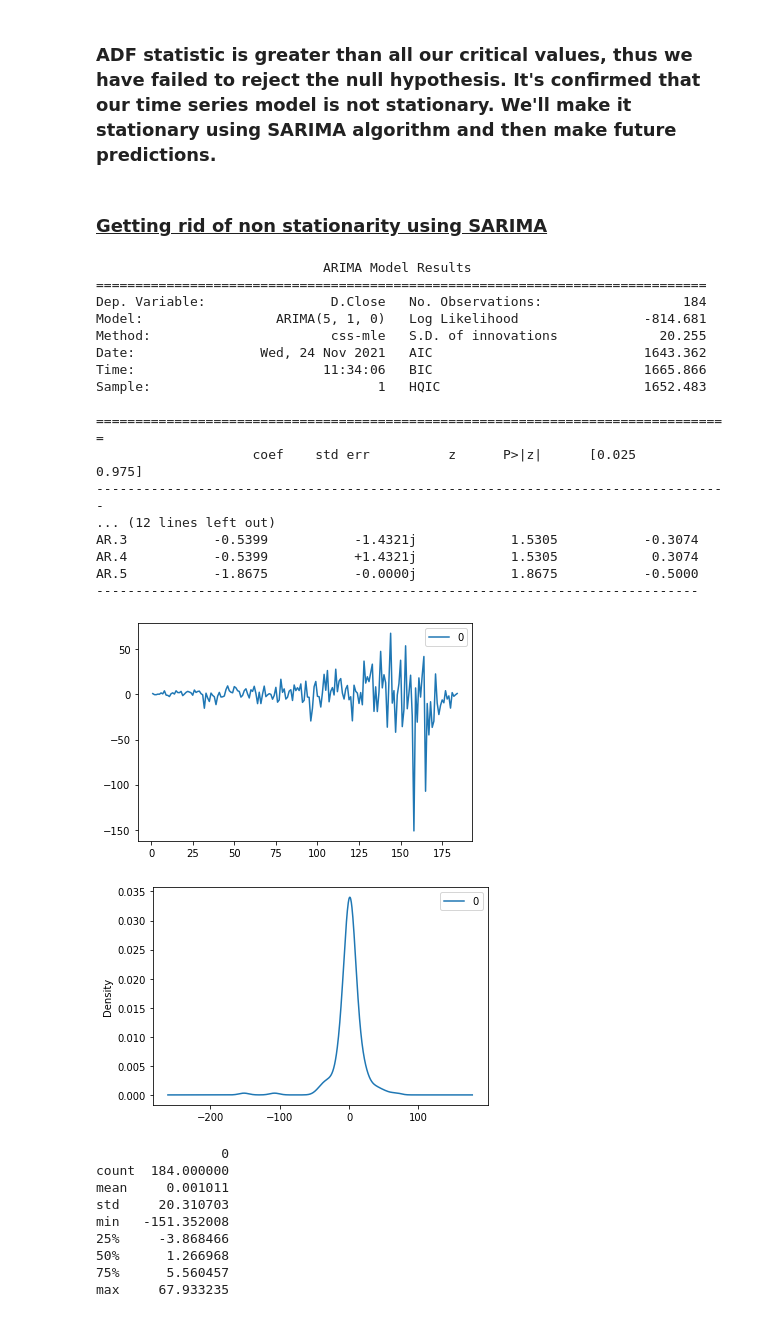
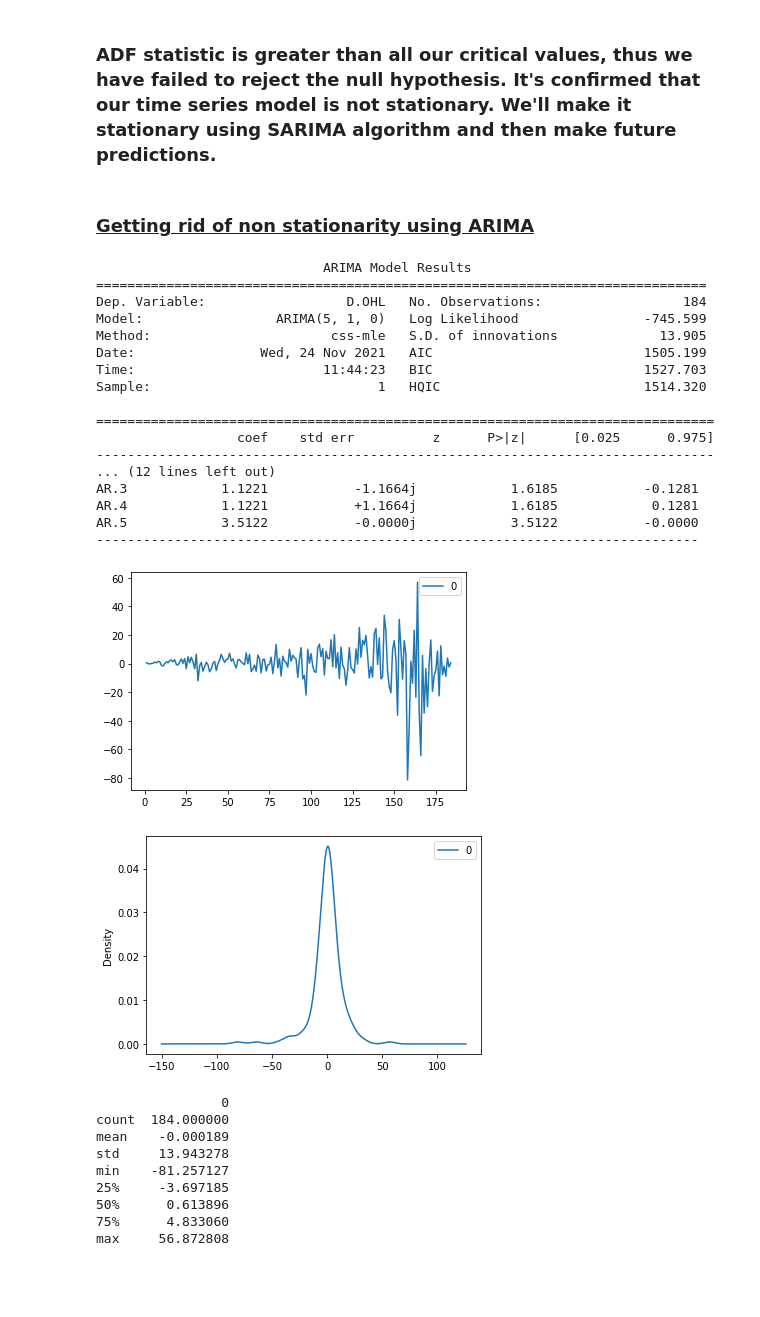
Before and after one commit to Selva-Subramanian/Yes-Bank-Stock-Closing-Price-Prediction, a Jupyter notebook: YES_BANK_STOCK_PRICE_PREDICTION.ipynb, the cells around one changed output. Drawn from its saved outputs; the diff is of its cells as text; code cells hidden in the pictures; blank space fills up the shorter version.

```diff
--- a/YES_BANK_STOCK_PRICE_PREDICTION.ipynb
+++ b/YES_BANK_STOCK_PRICE_PREDICTION.ipynb
@@ -396,48 +565,48 @@ Critical Values:
 # %% [markdown]
 ### ADF statistic is greater than all our critical values, thus we have failed to reject the null hypothesis. It's confirmed that our time series model is not stationary. We'll make it stationary using SARIMA algorithm and then make future predictions.
 # %% [markdown]
-### <b><u> Getting rid of non stationarity using SARIMA
+### <b><u> Getting rid of non stationarity using ARIMA
 # %%
 # fit model
-model = ARIMA(df['Close'], order=(5,1,0))
+model = ARIMA(df['OHL'], order=(5,1,0))
 model_fit = model.fit()
 # summary of fit model
 print(model_fit.summary())
 # line plot of residuals
 residuals = DataFrame(model_fit.resid)
 residuals.plot()
 pyplot.show()
 # density plot of residuals
 residuals.plot(kind='kde')
 pyplot.show()
 # summary stats of residuals
 print(residuals.describe())
 # %% [output]
                              ARIMA Model Results
 ==============================================================================
-Dep. Variable:                D.Close   No. Observations:                  184
-Model:                 ARIMA(5, 1, 0)   Log Likelihood                -814.681
-Method:                       css-mle   S.D. of innovations             20.255
-Date:                Wed, 24 Nov 2021   AIC                           1643.362
-Time:                        11:34:06   BIC                           1665.866
-Sample:                             1   HQIC                          1652.483
+Dep. Variable:                  D.OHL   No. Observations:                  184
+Model:                 ARIMA(5, 1, 0)   Log Likelihood                -745.599
+Method:                       css-mle   S.D. of innovations             13.905
+Date:                Wed, 24 Nov 2021   AIC                           1505.199
+Time:                        11:44:23   BIC                           1527.703
+Sample:                             1   HQIC                          1514.320
 
-=================================================================================
-                    coef    std err          z      P>|z|      [0.025      0.975]
----------------------------------------------------------------------------------
+===============================================================================
+                  coef    std err          z      P>|z|      [0.025      0.975]
+-------------------------------------------------------------------------------
 ... (12 lines left out)
-AR.3           -0.5399           -1.4321j            1.5305           -0.3074
-AR.4           -0.5399           +1.4321j            1.5305            0.3074
-AR.5           -1.8675           -0.0000j            1.8675           -0.5000
+AR.3            1.1221           -1.1664j            1.6185           -0.1281
+AR.4            1.1221           +1.1664j            1.6185            0.1281
+AR.5            3.5122           -0.0000j            3.5122           -0.0000
 -----------------------------------------------------------------------------
-[figure, old version]
+[figure, new version]
-[figure, old version]
+[figure, new version]
                 0
 count  184.000000
-mean     0.001011
-std     20.310703
-min   -151.352008
-25%     -3.868466
-50%      1.266968
-75%      5.560457
-max     67.933235
+mean    -0.000189
+std     13.943278
+min    -81.257127
+25%     -3.697185
+50%      0.613896
+75%      4.833060
+max     56.872808
```
Also changed, not shown: parts of 32 cells of this notebook.
